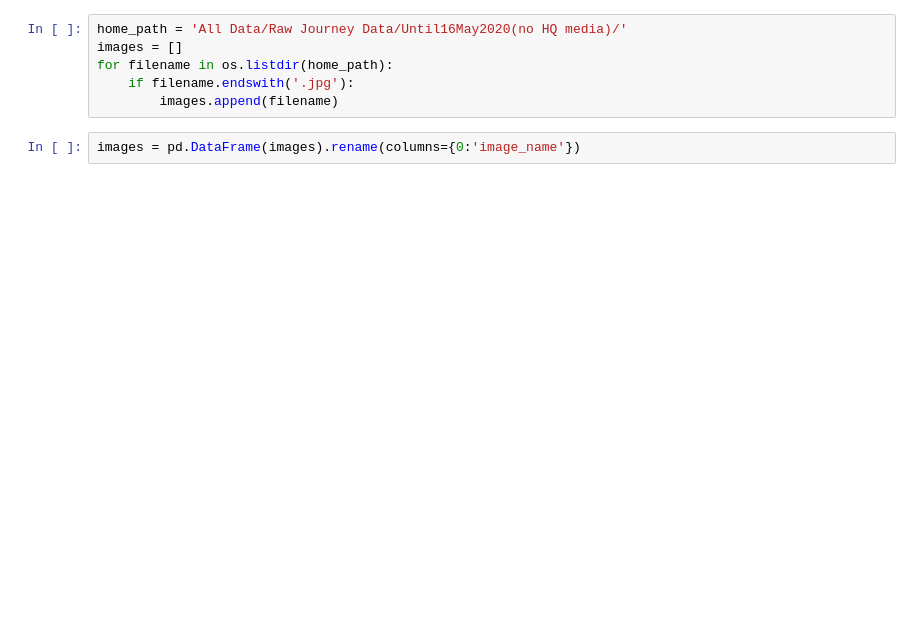
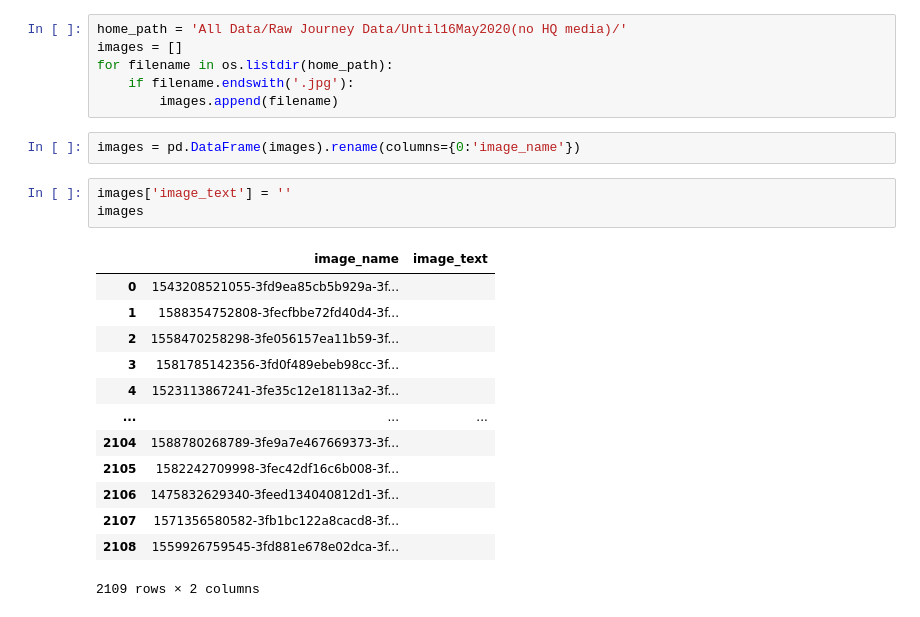
Before and after one commit to adityaarunsinghal/text-mining, a Jupyter notebook: Pulling Text from Images.ipynb, the cells around one changed output. Cells and saved outputs as stored; diff of their text form; blank space fills up the shorter version.

```diff
--- a/Pulling Text from Images.ipynb
+++ b/Pulling Text from Images.ipynb
@@ -35,3 +30,20 @@ for filename in os.listdir(home_path):
         images.append(filename)
 # %%
 images = pd.DataFrame(images).rename(columns={0:'image_name'})
+# %%
+images['image_text'] = ''
+images
+# %% [output]
+|  | image_name | image_text |
+| 0 | 1543208521055-3fd9ea85cb5b929a-3f... |  |
+| 1 | 1588354752808-3fecfbbe72fd40d4-3f... |  |
+| 2 | 1558470258298-3fe056157ea11b59-3f... |  |
+| 3 | 1581785142356-3fd0f489ebeb98cc-3f... |  |
+| 4 | 1523113867241-3fe35c12e18113a2-3f... |  |
+| ... | ... | ... |
+| 2104 | 1588780268789-3fe9a7e467669373-3f... |  |
+| 2105 | 1582242709998-3fec42df16c6b008-3f... |  |
+| 2106 | 1475832629340-3feed134040812d1-3f... |  |
+| 2107 | 1571356580582-3fb1bc122a8cacd8-3f... |  |
+| 2108 | 1559926759545-3fd881e678e02dca-3f... |  |
+2109 rows × 2 columns
```
Also changed, not shown: parts of 16 cells of this notebook.
